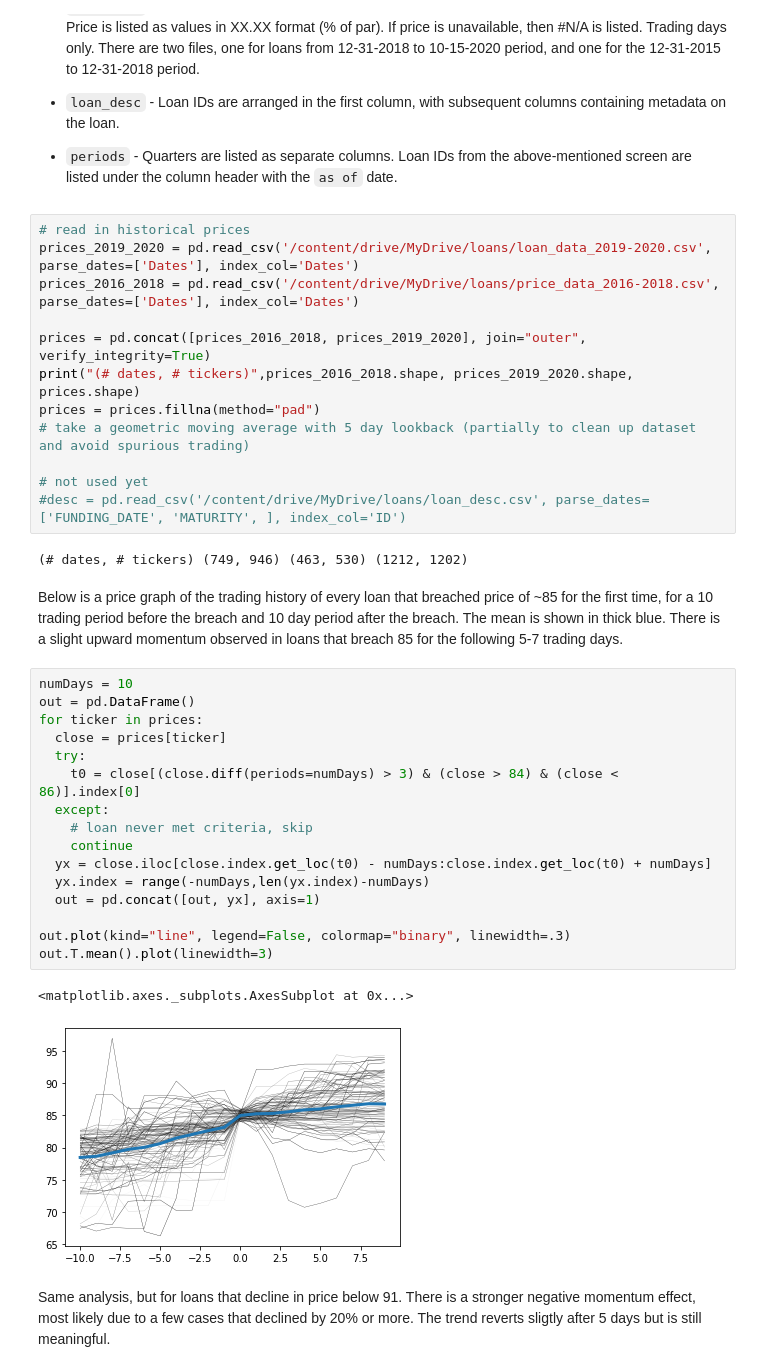
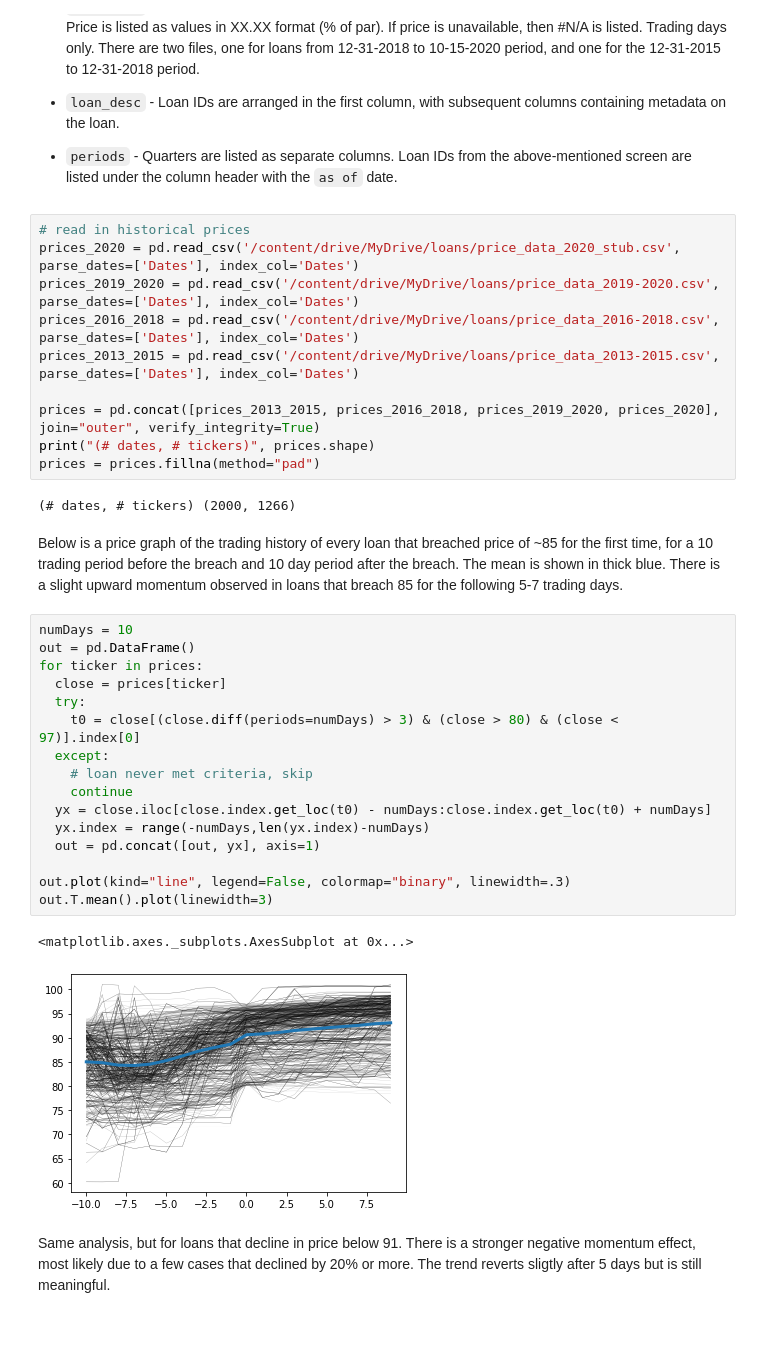
Before and after one commit to ivoytov/manhattan, a Jupyter notebook: loans.ipynb, the cells around one changed output. Saved outputs shown, nothing was run; the diff lists cells and outputs as text; blank space fills up the shorter version.

```diff
--- a/loans.ipynb
+++ b/loans.ipynb
@@ -26,39 +36,37 @@ The screen is run as of the last day of every quarter (3/31, 6/30, 9/30, and 12/
 * `periods` - Quarters are listed as separate columns. Loan IDs from the above-mentioned screen are listed under the column header with the `as of` date.
 # %%
 # read in historical prices
-prices_2019_2020 = pd.read_csv('/content/drive/MyDrive/loans/loan_data_2019-2020.csv', parse_dates=['Dates'], index_col='Dates')
+prices_2020 = pd.read_csv('/content/drive/MyDrive/loans/price_data_2020_stub.csv', parse_dates=['Dates'], index_col='Dates')
+prices_2019_2020 = pd.read_csv('/content/drive/MyDrive/loans/price_data_2019-2020.csv', parse_dates=['Dates'], index_col='Dates')
 prices_2016_2018 = pd.read_csv('/content/drive/MyDrive/loans/price_data_2016-2018.csv', parse_dates=['Dates'], index_col='Dates')
+prices_2013_2015 = pd.read_csv('/content/drive/MyDrive/loans/price_data_2013-2015.csv', parse_dates=['Dates'], index_col='Dates')
 
-prices = pd.concat([prices_2016_2018, prices_2019_2020], join="outer", verify_integrity=True)
-print("(# dates, # tickers)",prices_2016_2018.shape, prices_2019_2020.shape, prices.shape)
+prices = pd.concat([prices_2013_2015, prices_2016_2018, prices_2019_2020, prices_2020], join="outer", verify_integrity=True)
+print("(# dates, # tickers)", prices.shape)
 prices = prices.fillna(method="pad")
-# take a geometric moving average with 5 day lookback (partially to clean up dataset and avoid spurious trading)
-
-# not used yet
-#desc = pd.read_csv('/content/drive/MyDrive/loans/loan_desc.csv', parse_dates=['FUNDING_DATE', 'MATURITY', ], index_col='ID')
 # %% [output]
-(# dates, # tickers) (749, 946) (463, 530) (1212, 1202)
+(# dates, # tickers) (2000, 1266)
 # %% [markdown]
 Below is a price graph of the trading history of every loan that breached price of ~85 for the first time, for a 10 trading period before the breach and 10 day period after the breach. The mean is shown in thick blue. There is a slight upward momentum observed in loans that breach 85 for the following 5-7 trading days.
 # %%
 numDays = 10
 out = pd.DataFrame()
 for ticker in prices:
   close = prices[ticker]
   try:
-    t0 = close[(close.diff(periods=numDays) > 3) & (close > 84) & (close < 86)].index[0]
+    t0 = close[(close.diff(periods=numDays) > 3) & (close > 80) & (close < 97)].index[0]
   except:
     # loan never met criteria, skip
     continue
   yx = close.iloc[close.index.get_loc(t0) - numDays:close.index.get_loc(t0) + numDays]
   yx.index = range(-numDays,len(yx.index)-numDays)
   out = pd.concat([out, yx], axis=1)
 
 out.plot(kind="line", legend=False, colormap="binary", linewidth=.3)
 out.T.mean().plot(linewidth=3)
 # %% [output]
 <matplotlib.axes._subplots.AxesSubplot at 0x...>
-[figure, old version]
+[figure, new version]
 # %% [markdown]
 Same analysis, but for loans that decline in price below 91. There is a stronger negative momentum effect, most likely due to a few cases that declined by 20% or more. The trend reverts sligtly after 5 days but is still meaningful.
 # %%
```
Also changed, not shown: parts of 36 cells of this notebook.
